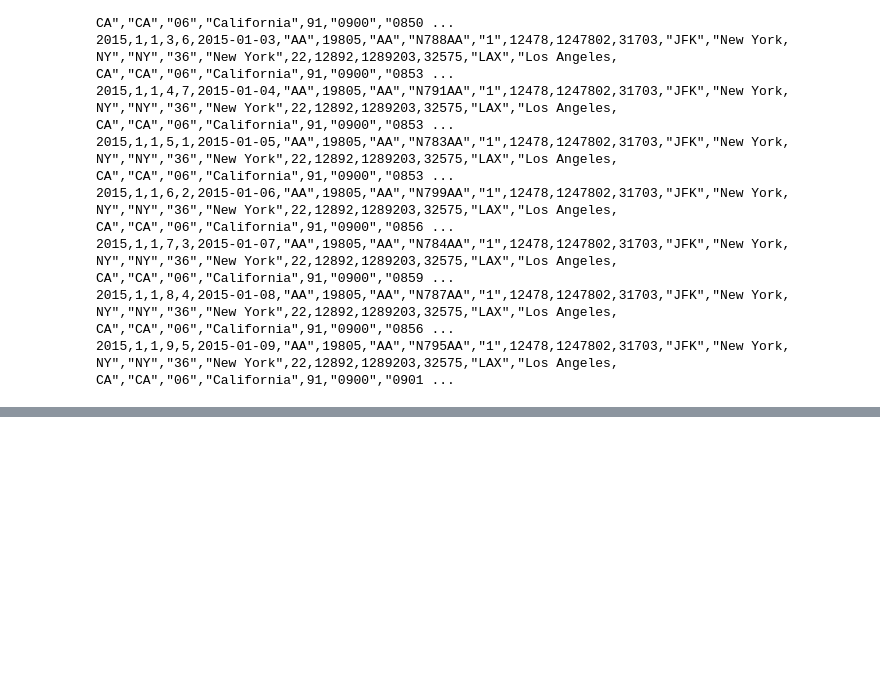
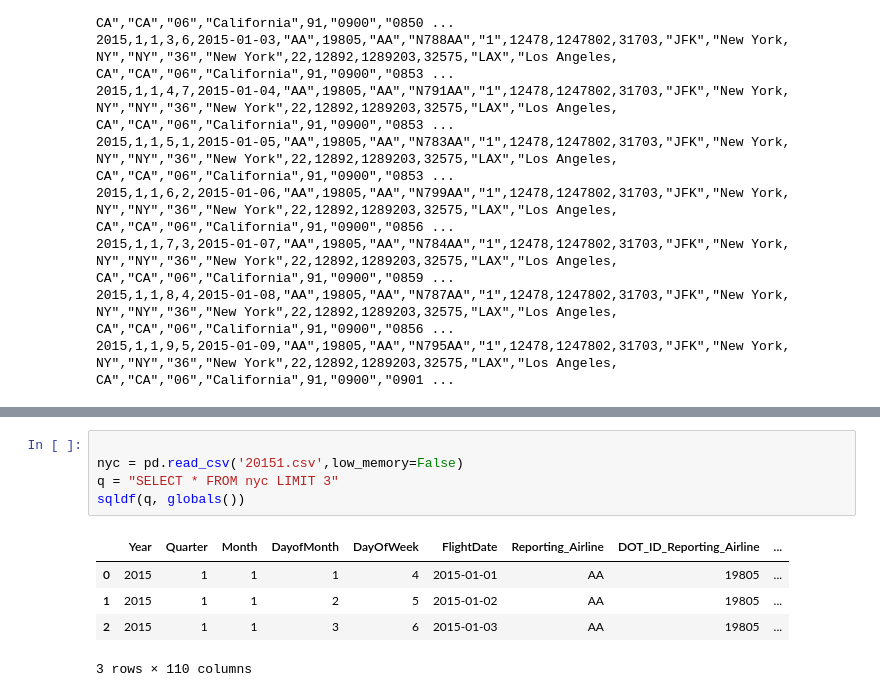
Before and after one commit to prakharsrivastava/powerbi, a Jupyter notebook: Data_Science_on_Google_Cloud_Platform_2.ipynb, the cells around one changed output, grey strips where cells are left out. Saved outputs shown, nothing was run; the diff lists cells and outputs as text; blank space fills up the shorter version.

```diff
--- a/Data_Science_on_Google_Cloud_Platform_2.ipynb
+++ b/Data_Science_on_Google_Cloud_Platform_2.ipynb
@@ -68,0 +145,11 @@ drive.mount('/content/drive')
+# %%
+
+nyc = pd.read_csv('20151.csv',low_memory=False)
+q = "SELECT * FROM nyc LIMIT 3"
+sqldf(q, globals())
+# %% [output]
+|  | Year | Quarter | Month | DayofMonth | DayOfWeek | FlightDate | Reporting_Airline | DOT_ID_Reporting_Airline | ... |
+| 0 | 2015 | 1 | 1 | 1 | 4 | 2015-01-01 | AA | 19805 | ... |
+| 1 | 2015 | 1 | 1 | 2 | 5 | 2015-01-02 | AA | 19805 | ... |
+| 2 | 2015 | 1 | 1 | 3 | 6 | 2015-01-03 | AA | 19805 | ... |
+3 rows × 110 columns
```
Also changed, not shown: parts of 12 cells of this notebook.
